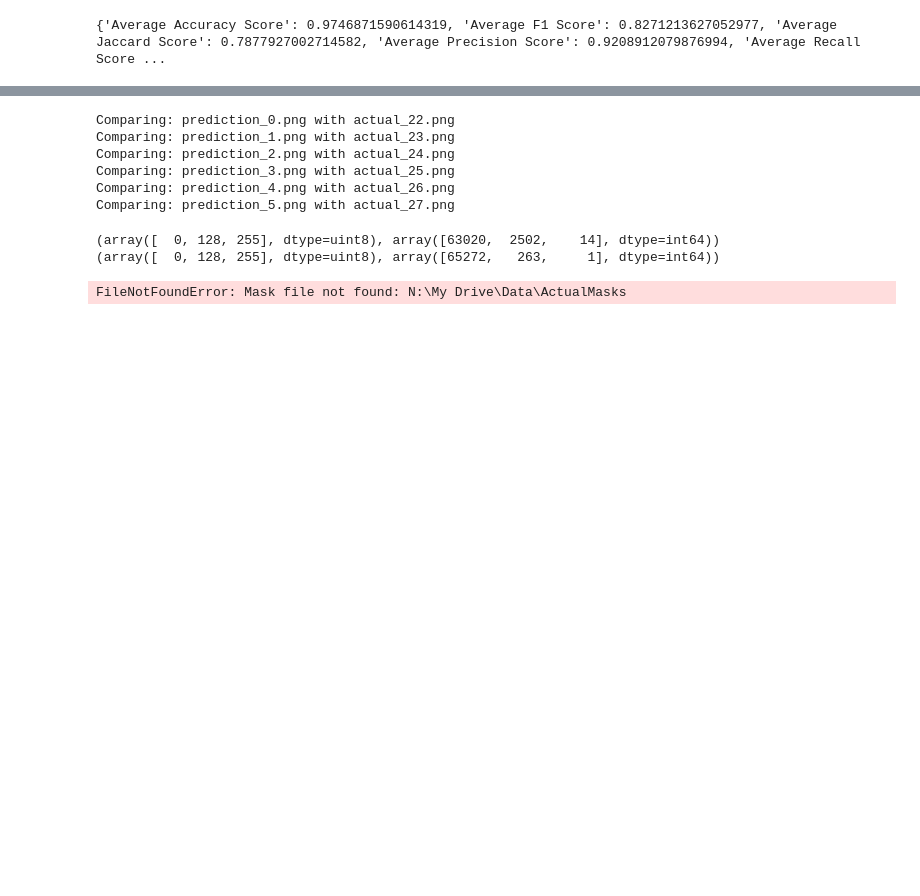
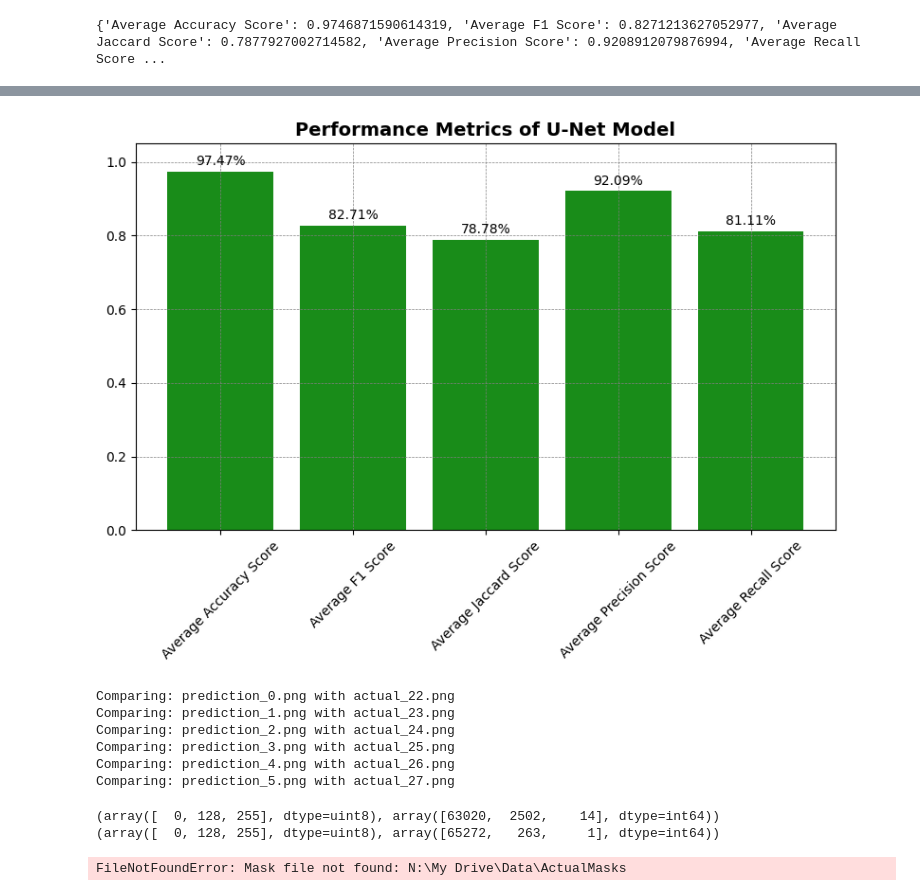
Before and after one commit to OWDM/Vegetation-Cover-In-Riyadh, a Jupyter notebook: Codes/Models/metric.ipynb, the cells around one changed output, grey strips where cells are left out. Cells and saved outputs as stored; diff of their text form; code cells hidden in the pictures; blank space fills up the shorter version.

```diff
--- a/Codes/Models/metric.ipynb
+++ b/Codes/Models/metric.ipynb
@@ -91,3 +149,32 @@ if missing_files:
+# %%
+# Names of metrics
+metrics_names = list(average_metrics.keys())
+# Values of metrics
+metrics_values = list(average_metrics.values())
+# Create a bar plot
+# Create a bar plot with enhanced visuals
+# Create a bar plot with enhanced visuals
+plt.figure(figsize=(8, 6))  # Adjust size to better fit labels
+bars = plt.bar(metrics_names, metrics_values, color='green', alpha=0.9)  # Choose a professional color with slight transparency
+
+# Add value labels on top of each bar
+for bar in bars:
+    yval = bar.get_height()
+    plt.text(bar.get_x() + bar.get_width()/2, yval + 0.01, f'{round(yval*100, 2)}%', ha='center', va='bottom')  # Display as percentage
+
+# Styling improvements
+#plt.xlabel('Performance Metrics', fontsize=12, fontweight='bold')  # Bold font for x-axis label
+#plt.ylabel('Scores', fontsize=12, fontweight='bold')  # Bold font for y-axis label
+plt.title('Performance Metrics of U-Net Model', fontsize=14, fontweight='bold')  # Bold and larger font for title
+plt.ylim(0, 1.05)  # Slightly increase y-limit to fit labels
+plt.xticks(fontsize=10, rotation=45)  # Increase font size and rotate labels for better readability
+plt.grid(True, which='both', linestyle='--', linewidth=0.5, color='gray')  # Use a subtler grid color
+plt.tight_layout()  # Ensure everything fits without overlap
+
+# Show the plot
+plt.show()
+# %% [output]
+[figure, added]
 # %%
 for pred_path, true_path in tqdm(zip(pred_mask_files, true_mask_files), total=len(pred_mask_files)):
     print(f"Comparing: {os.path.basename(pred_path)} with {os.path.basename(true_path)}")
```
Also changed, not shown: parts of 3 cells of this notebook, 5 other files.
